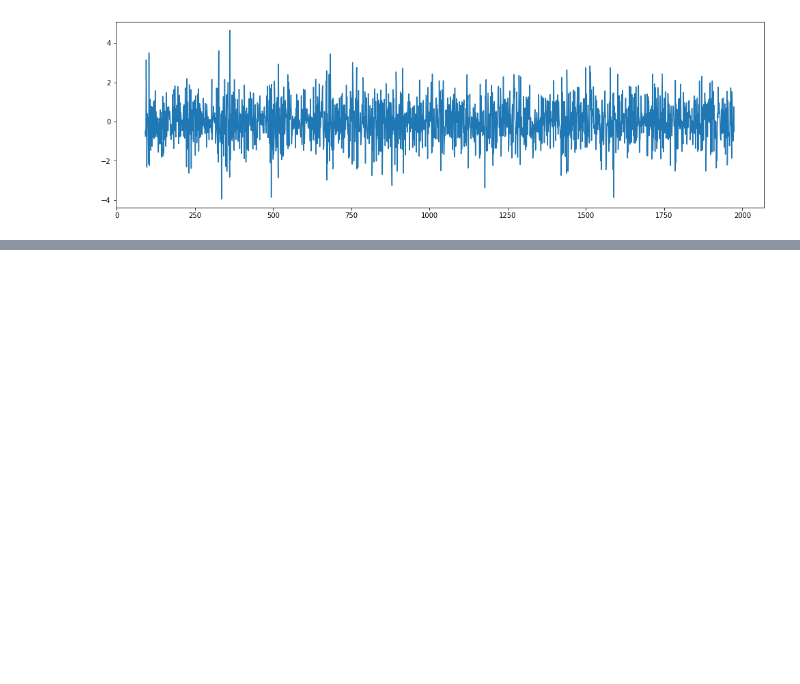
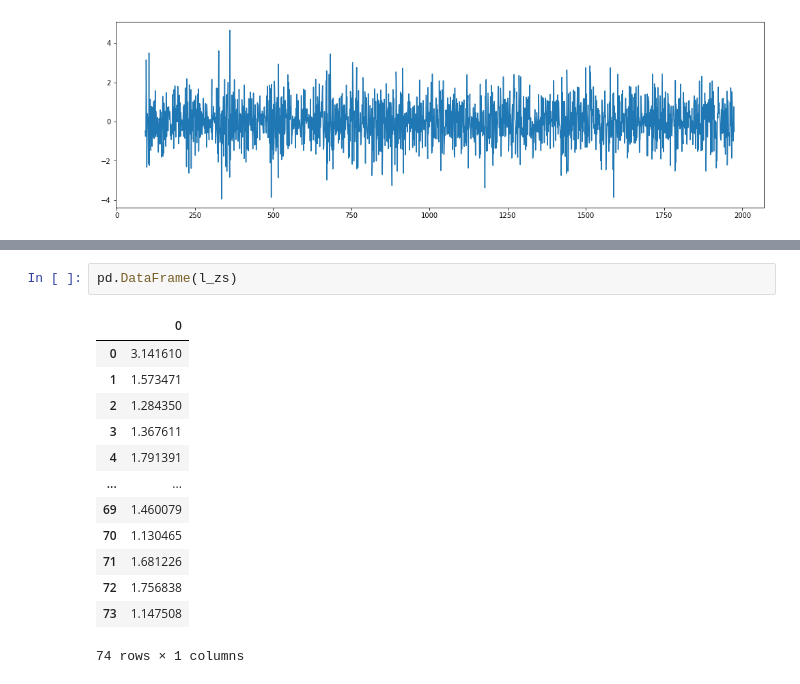
Before and after one commit to bahia14/Python_MT5, a Jupyter notebook: Projeto 2/pt_modelo_high.ipynb, the cells around one changed output, grey strips where cells are left out. Saved outputs shown, nothing was run; the diff lists cells and outputs as text; blank space fills up the shorter version.

```diff
--- a/Projeto 2/pt_modelo_high.ipynb
+++ b/Projeto 2/pt_modelo_high.ipynb
@@ -179,0 +184,16 @@ plt.show()
+# %%
+pd.DataFrame(l_zs)
+# %% [output]
+|  | 0 |
+| 0 | 3.141610 |
+| 1 | 1.573471 |
+| 2 | 1.284350 |
+| 3 | 1.367611 |
+| 4 | 1.791391 |
+| ... | ... |
+| 69 | 1.460079 |
+| 70 | 1.130465 |
+| 71 | 1.681226 |
+| 72 | 1.756838 |
+| 73 | 1.147508 |
+74 rows × 1 columns
```
Also changed, not shown: parts of 6 cells of this notebook, 2 other files.
